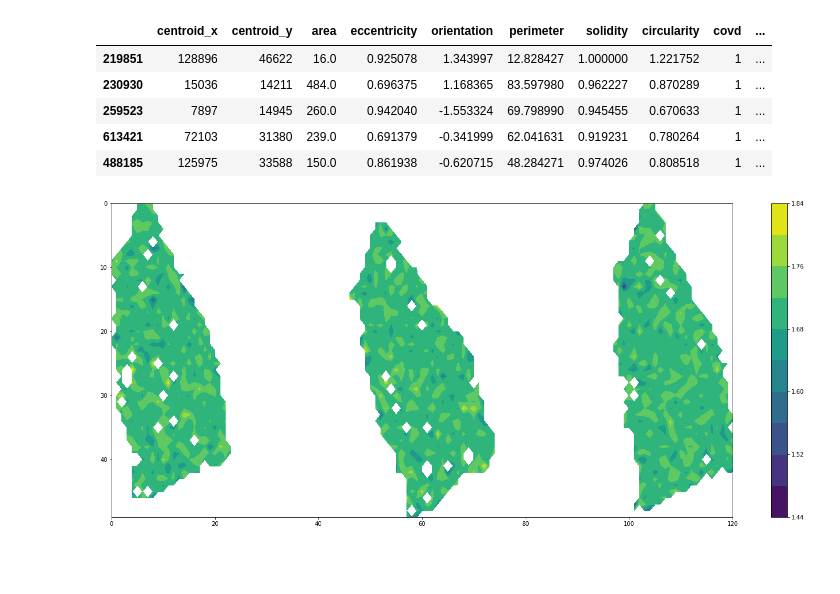
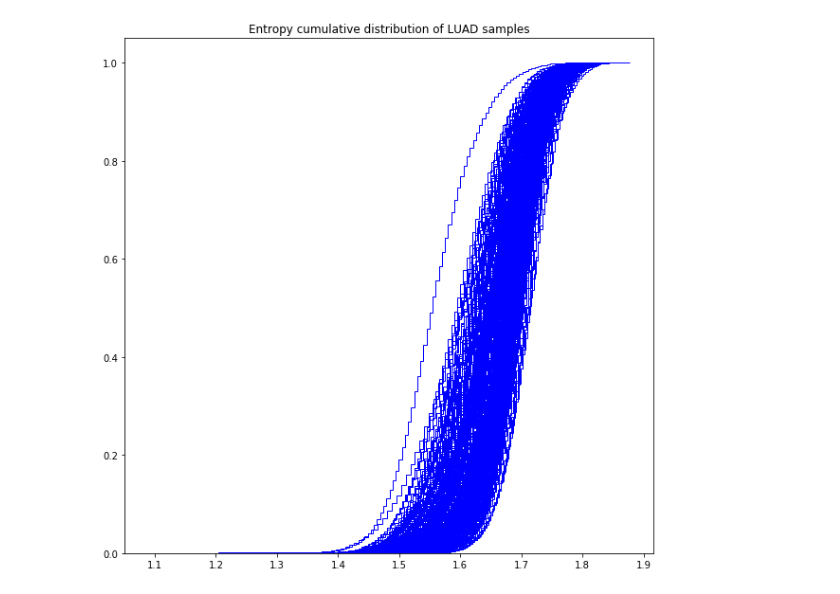
Before and after one commit to garner1/nucleAI, a Jupyter notebook: ipynb/test.test_output.ipynb, the cells around one changed output. Drawn from its saved outputs; the diff is of its cells as text; code cells hidden in the pictures; blank space fills up the shorter version.

```diff
--- a/ipynb/test.test_output.ipynb
+++ b/ipynb/test.test_output.ipynb
@@ -38,19 +38,18 @@ warnings.filterwarnings('ignore')
 
 from sklearn.neighbors import KDTree
 from sklearn.neighbors import NearestNeighbors
-# %%
-sample = glob.glob('../data/TCGA-38-4627-01Z-00-DX1.fe406eb9-b38b-410d-aa1a-84ab8ac091c7.svs.tar.gz/TCGA-38-4627-01Z-00-DX1.nuclei945869.size9458.covdNN100.features.pkl')
-df = pd.read_pickle(sample[0])
-df['entropy'] = df['entropy'].astype(float)
-df.head()
-# %% [output]
-|  | centroid_x | centroid_y | area | eccentricity | orientation | perimeter | solidity | circularity | covd | ... |
-| 219851 | 128896 | 46622 | 16.0 | 0.925078 | 1.343997 | 12.828427 | 1.000000 | 1.221752 | 1 | ... |
-| 230930 | 15036 | 14211 | 484.0 | 0.696375 | 1.168365 | 83.597980 | 0.962227 | 0.870289 | 1 | ... |
-| 259523 | 7897 | 14945 | 260.0 | 0.942040 | -1.553324 | 69.798990 | 0.945455 | 0.670633 | 1 | ... |
-| 613421 | 72103 | 31380 | 239.0 | 0.691379 | -0.341999 | 62.041631 | 0.919231 | 0.780264 | 1 | ... |
-| 488185 | 125975 | 33588 | 150.0 | 0.861938 | -0.620715 | 48.284271 | 0.974026 | 0.808518 | 1 | ... |
-# %%
-contourPlot(df,'entropy',50,np.mean,10,plt.cm.viridis,'test')
-# %% [output]
-[figure, removed]
+# %%
+samples = glob.glob('../data/luad/*.pkl')
+fig, ax = plt.subplots(figsize=(10, 10))
+for sample in samples[:]:
+    df = pd.read_pickle(sample)
+    if df.shape[0] > 10000:
+        df['entropy'] = df['entropy'].astype(float)
+        n, bins, patches = ax.hist(df.entropy, 100, normed=1, histtype='step',
+                           cumulative=True, color = 'blue')
+        patches[0].set_xy(patches[0].get_xy()[:-1])
+        plt.title('Entropy cumulative distribution of LUAD samples')
+plt.show()
+#        contourPlot(df,'heterogeneity',100,np.mean,10,plt.cm.viridis,os.path.basename(sample))
+# %% [output]
+[figure, added]
```
Also changed, not shown: parts of 5 cells of this notebook, 1 other file.
